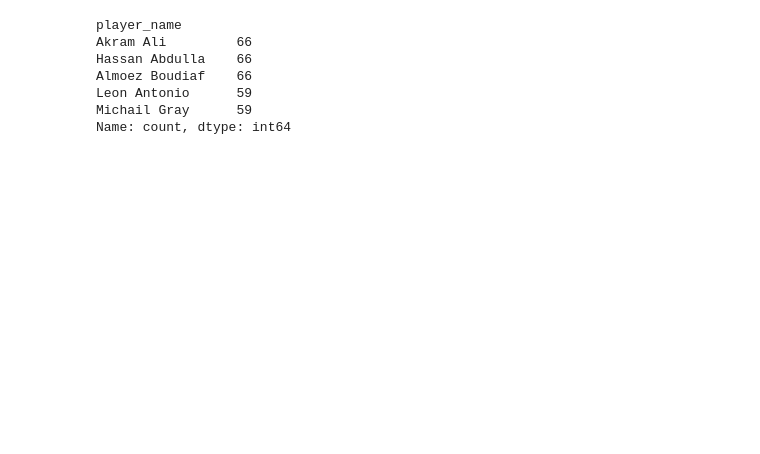
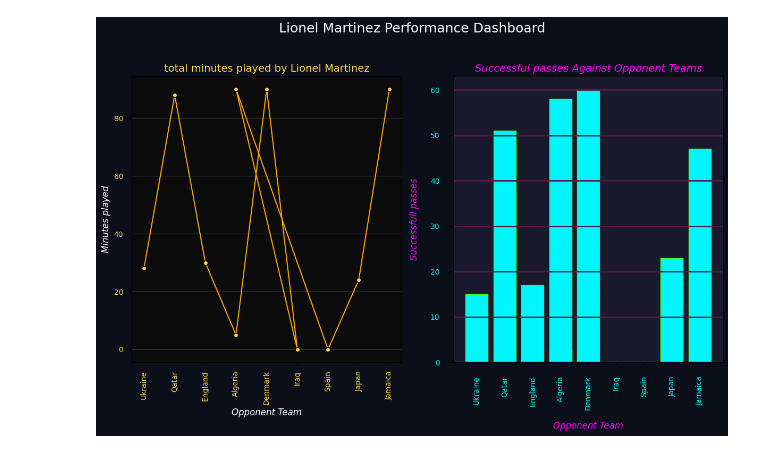
Before and after one commit to esairajesh2-droid/day_4_data_analysis, a Jupyter notebook: visualization.ipynb, the cells around one changed output. Drawn from its saved outputs; the diff is of its cells as text; code cells hidden in the pictures; blank space fills up the shorter version.

Commit message:
created dashboard

```diff
--- a/visualization.ipynb
+++ b/visualization.ipynb
@@ -4,4 +4,4 @@ import pandas as pd
 import matplotlib.pyplot as plt
 df=pd.read_csv(r"C:\Users\esair\OneDrive\Desktop\thelast\fifa_world_cup_2026_player_performance.csv")
 # %%
-df['position'].value_counts()
+df_player=df[df['player_name']=='Lionel Martinez']
@@ -15,2 +8,3 @@ Name: count, dtype: int64
 # %%
-goalkeepers = df[df['position'] == 'Goalkeeper']
+player=df_player.sort_values(by='match_date',ascending=True).head(10)
+print(player)
@@ -17,10 +29,50 @@ goalkeepers = df[df['position'] == 'Goalkeeper']
 # %%
-s=goalkeepers['player_name'].value_counts().head(5)
+#Dashboard for Lionel Martinez's performance in the last 10 matches
+import matplotlib.pyplot as plt
+
+plt.figure(figsize=(12,8))
+plt.gcf().set_facecolor('#0B0F1A')
+
+# Graph 1
+plt.subplot(1,2,1)
+#total minutes palyed against each opponent
+x=player.opponent_team
+y=player.minutes_played
+plt.title("total minutes played by Lionel Martinez",color='#ffd54f',fontsize=14)
+plt.plot(x,y,marker='o',markerfacecolor='#FFD54F',markeredgecolor='#000000',linestyle='solid',color='orange')
+plt.xlabel('Opponent Team',color='#FFFFFF',fontsize=12,fontstyle='italic')
+plt.ylabel('Minutes played',color='#FFFFFF',fontsize=12,fontstyle='italic')
+plt.xticks(color='#ffd54f',fontsize=10,rotation=90)
+plt.yticks(color='#ffd54f',fontsize=10)
+plt.tick_params(axis='x',pad=8)
+plt.tick_params(axis='y',pad=8)
+plt.gca().set_facecolor(color='#0b0b0b')
+plt.grid(color='#444444',axis='y')
+
+# Graph 2
+plt.subplot(1,2,2)
+
+#successfull passes against opponent teams
+x=player.opponent_team
+y=player.successful_passes
+plt.title('Successful passes Against Opponent Teams',color='#FF00FF',fontsize=14,fontstyle='italic')
+plt.bar(x,y,color='#00F5FF',width=0.8,edgecolor='#39FF14')
+plt.xlabel('Opponent Team',fontsize=12,color='#FF00FF',fontstyle='italic',labelpad=15)
+plt.ylabel('Successfull passes',color='#FF00FF',fontsize=12,fontstyle='italic',labelpad=15)
+plt.xticks(rotation=90,color='#00FFFF',fontsize=10)
+plt.yticks(color='#00FFFF',fontsize=10)
+plt.tick_params(axis='x',pad=15)
+plt.tick_params(axis='y',pad=15)
+plt.gca().set_facecolor(color='#1A1A2E')
+plt.grid(axis='y',color='#5a1846',linewidth=2)
+plt.suptitle(
+    "Lionel Martinez Performance Dashboard",
+    fontsize=18,
+    color='white'
+)
+
+
+plt.tight_layout(rect=[0, 0, 1, 0.95])
+plt.show()
 # %% [output]
-player_name
-Akram Ali         66
-Hassan Abdulla    66
-Almoez Boudiaf    66
-Leon Antonio      59
-Michail Gray      59
-Name: count, dtype: int64
+[figure, added]
```
Also changed, not shown: parts of 2 cells of this notebook.
